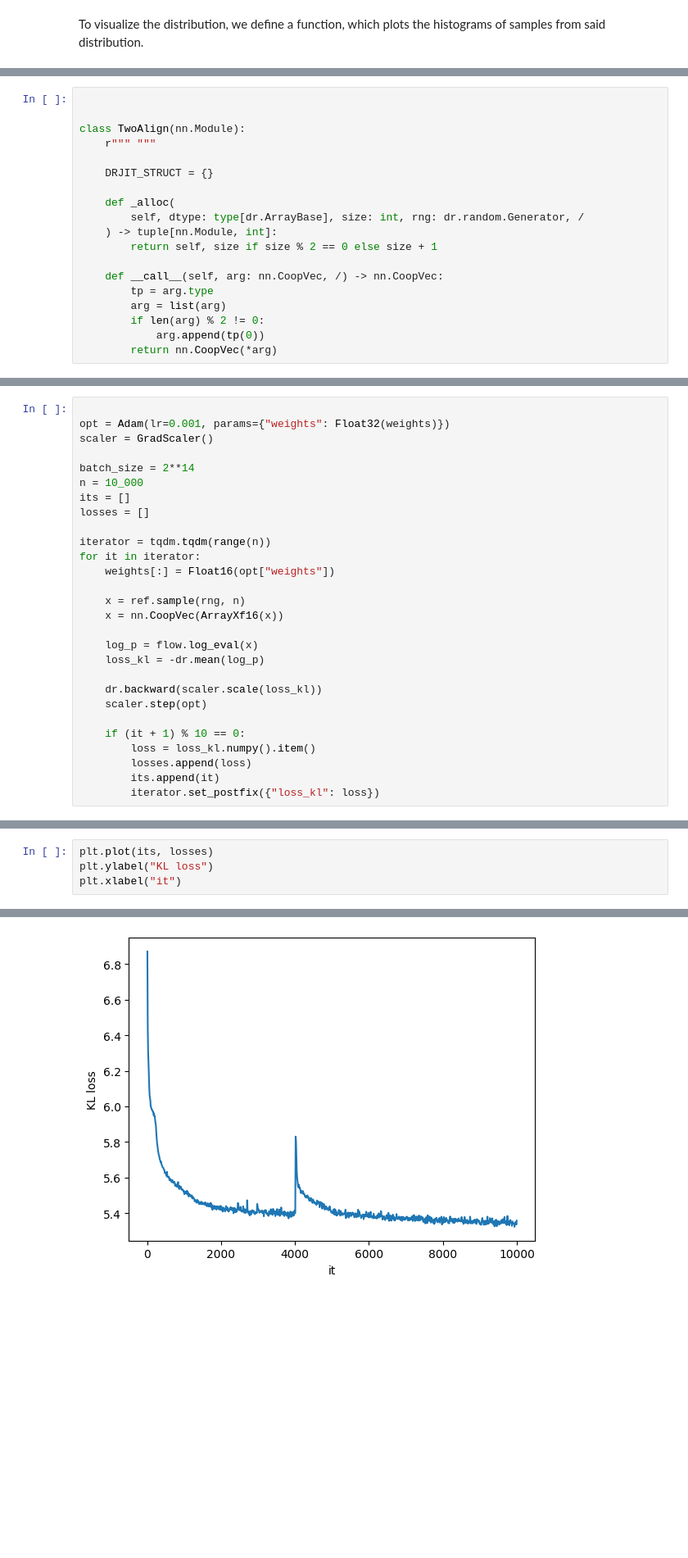
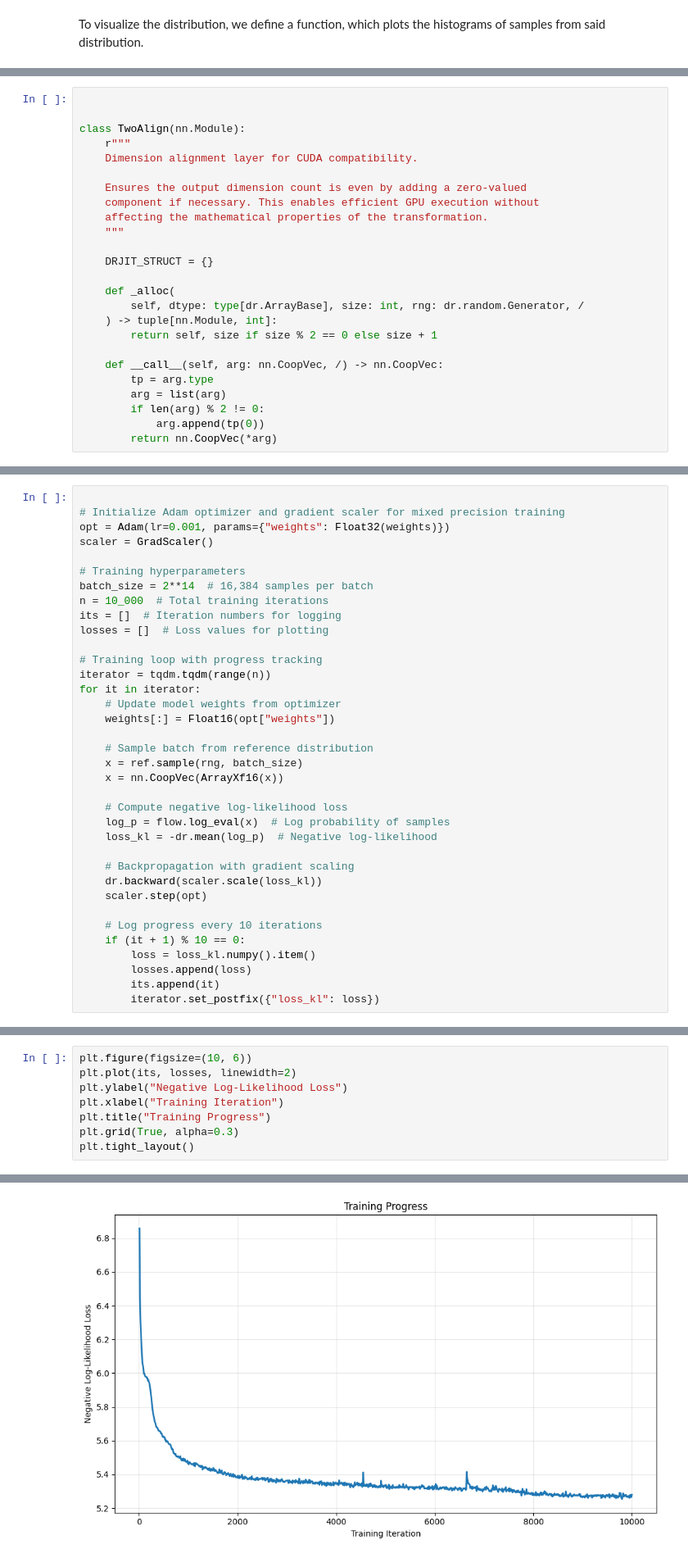
Before and after one commit to DoeringChristian/mitsuba3-experiments, a Jupyter notebook: normflow.ipynb, the cells around one changed output, grey strips where cells are left out. Shown at 82% size. Cells and saved outputs as stored; diff of their text form; blank space fills up the shorter version.

```diff
--- a/normflow.ipynb
+++ b/normflow.ipynb
@@ -227,7 +316,13 @@ implementation compatible with CUDA.
 
 
 class TwoAlign(nn.Module):
-    r""" """
+    r"""
+    Dimension alignment layer for CUDA compatibility.
+
+    Ensures the output dimension count is even by adding a zero-valued
+    component if necessary. This enables efficient GPU execution without
+    affecting the mathematical properties of the transformation.
+    """
 
     DRJIT_STRUCT = {}
 
@@ -485,26 +758,34 @@ w.r.t. the reference distribution.
 # %%
 
+# Initialize Adam optimizer and gradient scaler for mixed precision training
 opt = Adam(lr=0.001, params={"weights": Float32(weights)})
 scaler = GradScaler()
 
-batch_size = 2**14
-n = 10_000
-its = []
-losses = []
+# Training hyperparameters
+batch_size = 2**14  # 16,384 samples per batch
+n = 10_000  # Total training iterations
+its = []  # Iteration numbers for logging
+losses = []  # Loss values for plotting
 
+# Training loop with progress tracking
 iterator = tqdm.tqdm(range(n))
 for it in iterator:
+    # Update model weights from optimizer
     weights[:] = Float16(opt["weights"])
 
-    x = ref.sample(rng, n)
+    # Sample batch from reference distribution
+    x = ref.sample(rng, batch_size)
     x = nn.CoopVec(ArrayXf16(x))
 
-    log_p = flow.log_eval(x)
-    loss_kl = -dr.mean(log_p)
+    # Compute negative log-likelihood loss
+    log_p = flow.log_eval(x)  # Log probability of samples
+    loss_kl = -dr.mean(log_p)  # Negative log-likelihood
 
+    # Backpropagation with gradient scaling
     dr.backward(scaler.scale(loss_kl))
     scaler.step(opt)
 
+    # Log progress every 10 iterations
     if (it + 1) % 10 == 0:
         loss = loss_kl.numpy().item()
         losses.append(loss)
@@ -522,5 +809,9 @@ $$
 # %%
-plt.plot(its, losses)
-plt.ylabel("KL loss")
-plt.xlabel("it")
+plt.figure(figsize=(10, 6))
+plt.plot(its, losses, linewidth=2)
+plt.ylabel("Negative Log-Likelihood Loss")
+plt.xlabel("Training Iteration")
+plt.title("Training Progress")
+plt.grid(True, alpha=0.3)
+plt.tight_layout()
 # %% [output]
@@ -528,2 +818,2 @@ Text(0.5, 0, 'it')
-[figure, old version]
+[figure, new version]
 # %%
```
Also changed, not shown: parts of 26 cells of this notebook, 1 other file.
